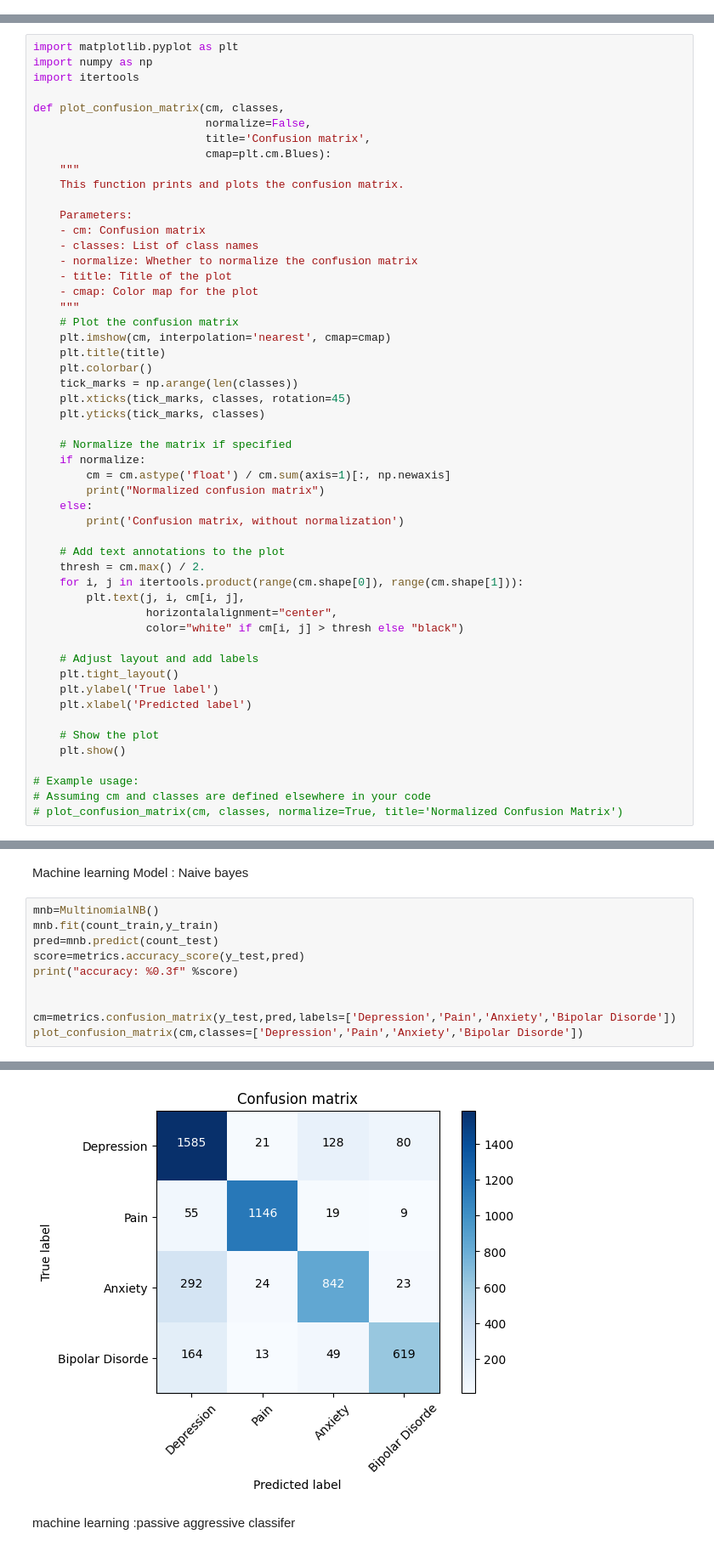
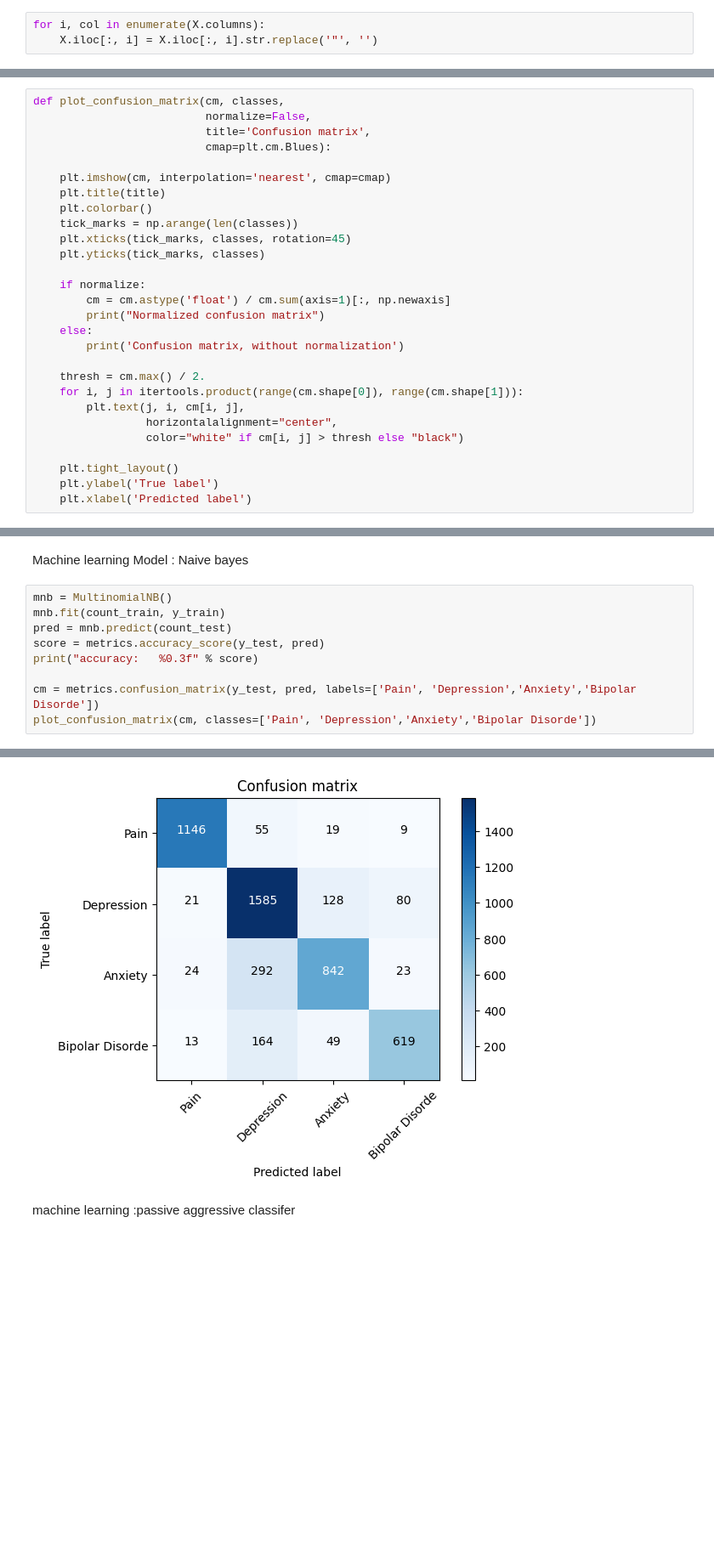
Before and after one commit to raj075512/check_your_drug_addicted_categroy, a Jupyter notebook: major_project_patient_condition_classification.ipynb, the cells around one changed output, grey strips where cells are left out. Shown at 85% size. Saved outputs shown, nothing was run; the diff lists cells and outputs as text; blank space fills up the shorter version.

```diff
--- a/major_project_patient_condition_classification.ipynb
+++ b/major_project_patient_condition_classification.ipynb
@@ -172,3 +172,6 @@ X.head()
+# %%
+for i, col in enumerate(X.columns):
+    X.iloc[:, i] = X.iloc[:, i].str.replace('"', '')
 # %%
 # set the width of the column to maximum
 pd.set_option('max_colwidth',-1)
@@ -273,25 +287,11 @@ y=X['condition']
 # %%
 X_train,X_test,y_train,y_test =train_test_split(X_feat,y,stratify=y,test_size=0.2,random_state=0)
 # %%
-import matplotlib.pyplot as plt
-import numpy as np
-import itertools
-
 def plot_confusion_matrix(cm, classes,
                           normalize=False,
                           title='Confusion matrix',
                           cmap=plt.cm.Blues):
-    """
-    This function prints and plots the confusion matrix.
 
-    Parameters:
-    - cm: Confusion matrix
-    - classes: List of class names
-    - normalize: Whether to normalize the confusion matrix
-    - title: Title of the plot
-    - cmap: Color map for the plot
-    """
-    # Plot the confusion matrix
     plt.imshow(cm, interpolation='nearest', cmap=cmap)
     plt.title(title)
     plt.colorbar()
@@ -299,31 +299,21 @@ def plot_confusion_matrix(cm, classes,
     plt.xticks(tick_marks, classes, rotation=45)
     plt.yticks(tick_marks, classes)
 
-    # Normalize the matrix if specified
     if normalize:
         cm = cm.astype('float') / cm.sum(axis=1)[:, np.newaxis]
         print("Normalized confusion matrix")
     else:
         print('Confusion matrix, without normalization')
 
-    # Add text annotations to the plot
     thresh = cm.max() / 2.
     for i, j in itertools.product(range(cm.shape[0]), range(cm.shape[1])):
         plt.text(j, i, cm[i, j],
                  horizontalalignment="center",
                  color="white" if cm[i, j] > thresh else "black")
 
-    # Adjust layout and add labels
     plt.tight_layout()
     plt.ylabel('True label')
     plt.xlabel('Predicted label')
-
-    # Show the plot
-    plt.show()
-
-# Example usage:
-# Assuming cm and classes are defined elsewhere in your code
-# plot_confusion_matrix(cm, classes, normalize=True, title='Normalized Confusion Matrix')
 # %% [markdown]
 Bag of words
 # %%
@@ -338,13 +330,12 @@ count_train
 # %% [markdown]
 Machine learning Model : Naive bayes
 # %%
-mnb=MultinomialNB()
-mnb.fit(count_train,y_train)
-pred=mnb.predict(count_test)
-score=metrics.accuracy_score(y_test,pred)
-print("accuracy: %0.3f" %score)
+mnb = MultinomialNB()
+mnb.fit(count_train, y_train)
+pred = mnb.predict(count_test)
+score = metrics.accuracy_score(y_test, pred)
+print("accuracy:   %0.3f" % score)
 
-
-cm=metrics.confusion_matrix(y_test,pred,labels=['Depression','Pain','Anxiety','Bipolar Disorde'])
-plot_confusion_matrix(cm,classes=['Depression','Pain','Anxiety','Bipolar Disorde'])
+cm = metrics.confusion_matrix(y_test, pred, labels=['Pain', 'Depression','Anxiety','Bipolar Disorde'])
+plot_confusion_matrix(cm, classes=['Pain', 'Depression','Anxiety','Bipolar Disorde'])
 # %% [output]
@@ -352,5 +343,5 @@ accuracy: 0.827
 Confusion matrix, without normalization
-[figure, old version]
+[figure, new version]
 # %% [markdown]
 machine learning :passive aggressive classifer
 # %%
```
Also changed, not shown: parts of 21 cells of this notebook.
